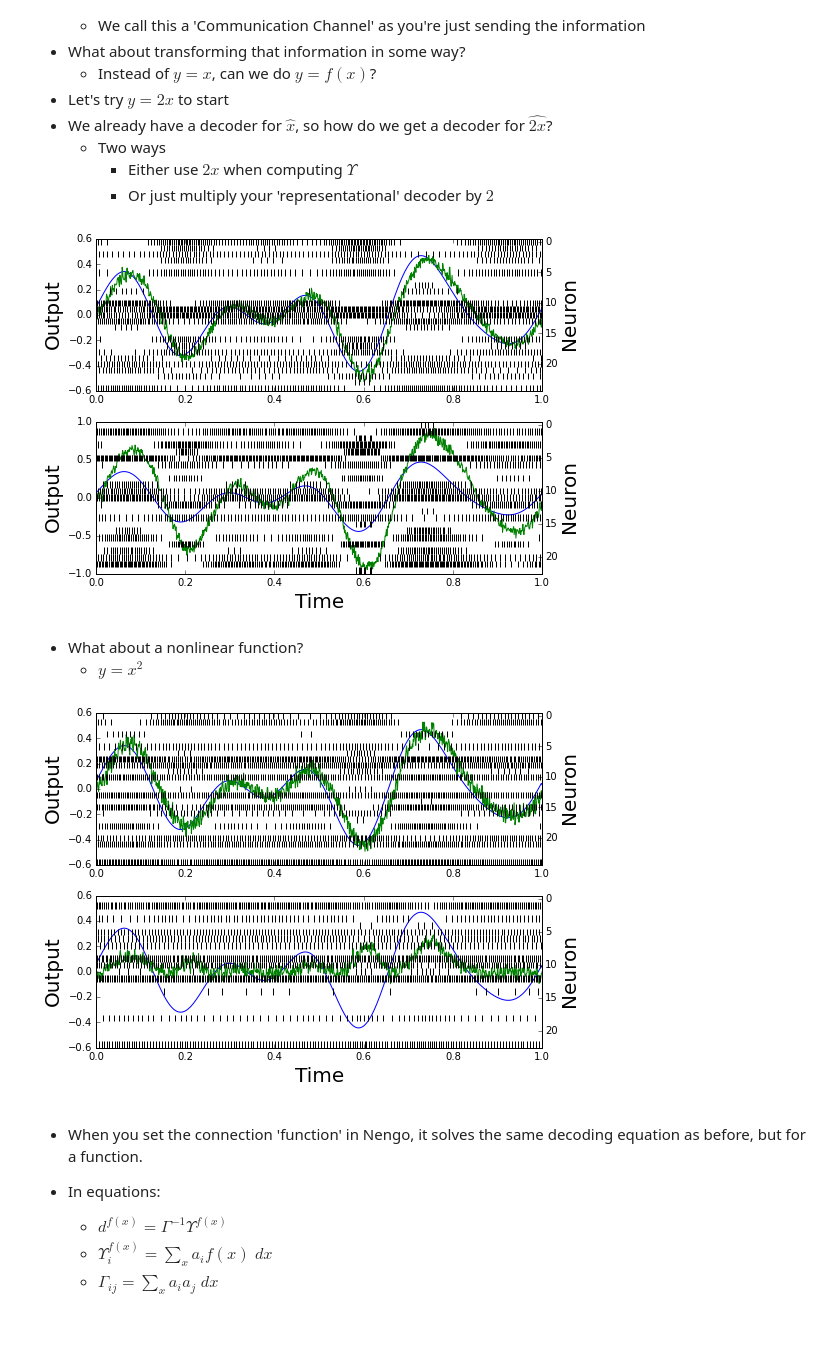
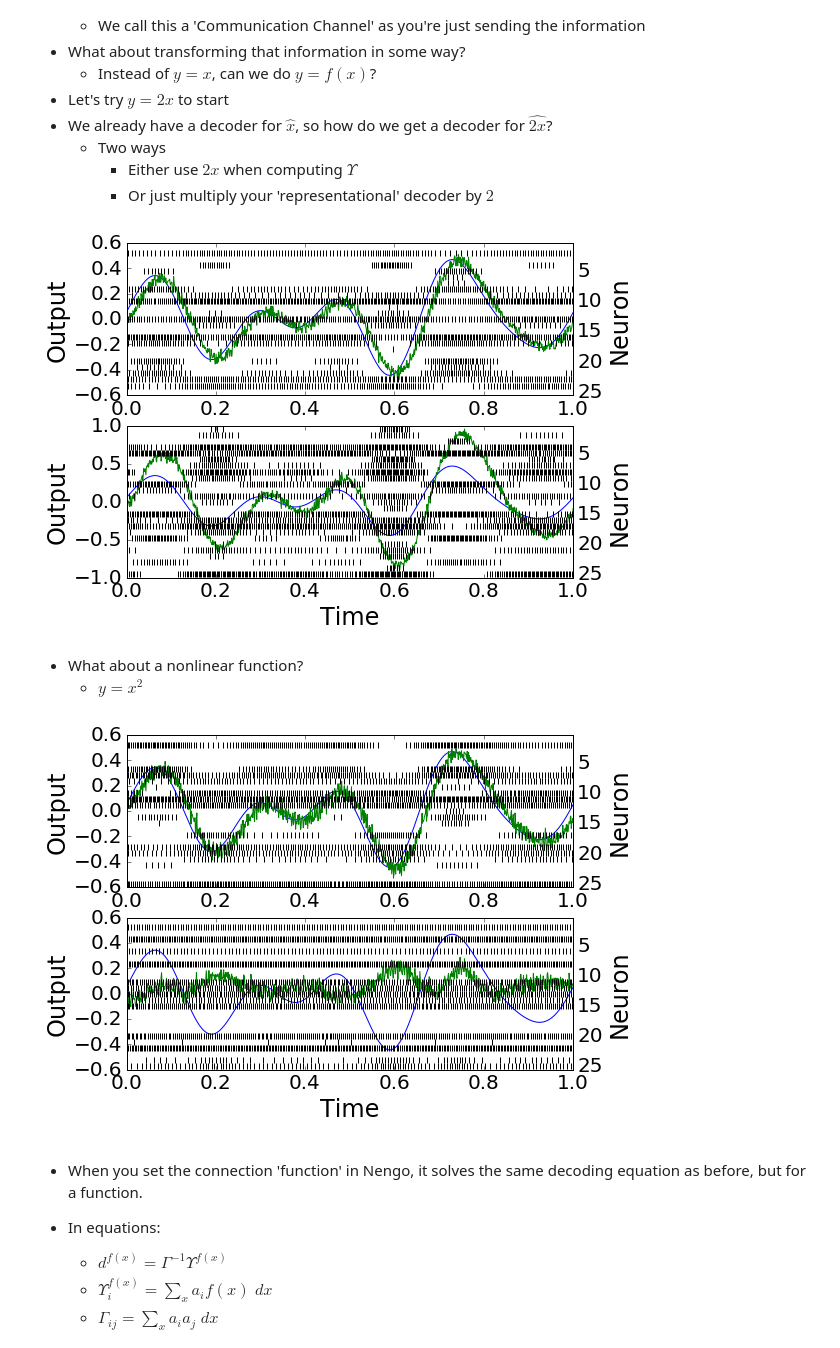
Before and after one commit to Stanford-BIS/syde556, a Jupyter notebook: EE304 Lecture 4 Transformation.ipynb, the cells around one changed output. Saved outputs shown, nothing was run; the diff lists cells and outputs as text; code cells hidden in the pictures.

Commit message:
update L4 to latest nengo

```diff
--- a/EE304 Lecture 4 Transformation.ipynb
+++ b/EE304 Lecture 4 Transformation.ipynb
@@ -61,13 +45,27 @@ plt.rc('axes', labelsize=20, titlesize=20)
+# %%
+import numpy as np
+import nengo
+import matplotlib.pyplot as plt
+from matplotlib.pyplot import *
+plt.rcParams['axes.labelsize'] = 24
+plt.rcParams['axes.titlesize'] = 24
+plt.rcParams['xtick.labelsize'] = 20
+plt.rcParams['ytick.labelsize'] = 20
+%matplotlib inline
+
+from nengo.dists import Uniform
+from nengo.processes import WhiteSignal
+from nengo.solvers import LstsqL2
 # %%
 T = 1.0
 max_freq = 10
 
-noise = WhiteNoise(duration=T, high=max_freq, rms=0.5)
+noise = WhiteSignal(period=T, high=max_freq, rms=0.5, seed=3)
 
 model = nengo.Network('Communication Channel', seed=3)
 
 with model:
-    stim = nengo.Node(noise.f(rng=np.random.RandomState(3)))
+    stim = nengo.Node(noise)
     ensA = nengo.Ensemble(20, dimensions=1, neuron_type=nengo.LIFRate())
     ensB = nengo.Ensemble(19, dimensions=1, neuron_type=nengo.LIFRate())
     temp = nengo.Ensemble(1, dimensions=1, neuron_type=nengo.LIFRate())
@@ -87,10 +85,10 @@ sim.run(T, progress_bar=False)
 
 x = sim.data[stim_p]
 
-d_i = sim.data[connectionA].decoders.T
+d_i = sim.data[connectionA].weights.T
 A_i = sim.data[a_rates]
 
-d_j = sim.data[connectionB].decoders.T
+d_j = sim.data[connectionB].weights.T
 A_j = sim.data[b_rates]
 
 #Add noise
@@ -115,6 +113,5 @@ plot(t, yhat_j, 'g', label='$\hat{y}$')
 plot(t, x, 'b', label='$y$')
 legend(fontsize=14)
 xlabel('time (seconds)')
-ylabel('value')
 title('second population');
 # %% [output]
@@ -132,7 +129,7 @@ def xhat_fcn(t):
     return xhat_i[idx]
 
 #This resets the white noise process
-stim.output.func_closure[0].cell_contents.keywords['t'] = np.array([0])
+# stim.output.func_closure[0].cell_contents.keywords['t'] = np.array([0])
 
 with model:
     xhat = nengo.Node(xhat_fcn)
@@ -144,7 +141,7 @@ with model:
 sim = nengo.Simulator(model)
 sim.run(T, progress_bar=False)
 
-d_j = sim.data[connectionB].decoders.T
+d_j = sim.data[connectionB].weights.T
 A_j = sim.data[b_rates]
 
 A_j = A_j + np.random.normal(scale=0.2*np.max(A_j), size=A_j.shape)
@@ -167,7 +164,6 @@ plot(t, yhat_j, 'g', label='$\hat{y}$')
 plot(t, x, 'b', label='$x$')
 legend()
 xlabel('time (seconds)')
-ylabel('value')
 title('$\hat{y}$ (second population)')
 ylim(-1,1);
 # %% [output]
@@ -264,72 +260,73 @@ Got up to here
         - Or just multiply your 'representational' decoder by $2$
 # %%
 import nengo
-from nengo.processes import WhiteNoise
+from nengo.processes import WhiteSignal
 from nengo.utils.matplotlib import rasterplot
 
 T = 1.0
 max_freq = 5
+N = 25
 
-in_stim = WhiteNoise(duration=T, high=max_freq, rms=0.3)
+in_stim = WhiteSignal(period=T, high=max_freq, rms=0.3, seed=3)
 
 model = nengo.Network()
-
 with model:
-    stim = nengo.Node(in_stim.f(rng=np.random.RandomState(3)))
-    ensA = nengo.Ensemble(25, dimensions=1)
-    ensB = nengo.Ensemble(23, dimensions=1)
+    stim = nengo.Node(in_stim)
+    ensA = nengo.Ensemble(N, dimensions=1)
+    ensB = nengo.Ensemble(N, dimensions=1)
 
     nengo.Connection(stim, ensA)
     nengo.Connection(ensA, ensB, transform=2) #function=lambda x: 2*x)
 
     stim_p = nengo.Probe(stim)
     ensA_p = nengo.Probe(ensA, synapse=.01)
     ensB_p = nengo.Probe(ensB, synapse=.01)
     ensA_spikes_p = nengo.Probe(ensA.neurons, 'spikes')
     ensB_spikes_p = nengo.Probe(ensB.neurons, 'spikes')
 
 sim = nengo.Simulator(model)
 sim.run(T, progress_bar=False)
 
 t = sim.trange()
 figure(figsize=(8, 6))
 subplot(2,1,1)
 ax = gca()
 plot(t, sim.data[stim_p],'b')
 plot(t, sim.data[ensA_p],'g')
 ylabel("Output")
-rasterplot(t, sim.data[ensA_spikes_p], ax=ax.twinx(), colors='k')
+rasterplot(t, sim.data[ensA_spikes_p], ax=ax.twinx(), colors=['k' for i in xrange(N)])
 ylabel("Neuron")
 
 subplot(2,1,2)
 ax = gca()
 plot(t, sim.data[stim_p],'b')
 plot(t, sim.data[ensB_p],'g')
 ylabel("Output")
 xlabel("Time");
-rasterplot(t, sim.data[ensB_spikes_p], ax=ax.twinx(), colors='k')
+rasterplot(t, sim.data[ensB_spikes_p], ax=ax.twinx(), colors=['k' for i in xrange(N)])
 ylabel("Neuron");
 # %% [output]
-[figure, old version]
+[figure, new version]
 # %% [markdown]
 - What about a nonlinear function?
     - $y = x^2$
 # %%
 import nengo
-from nengo.processes import WhiteNoise
+from nengo.processes import WhiteSignal
 from nengo.utils.matplotlib import rasterplot
 
 T = 1.0
 max_freq = 5
+N = 25
 
-in_stim = WhiteNoise(duration=T, high=max_freq, rms=0.3)
+in_stim = WhiteSignal(period=T, high=max_freq, rms=0.3, seed=3)
 
 model = nengo.Network()
 
 with model:
-    stim = nengo.Node(in_stim.f(rng=np.random.RandomState(3)))
-    ensA = nengo.Ensemble(25, dimensions=1)
-    ensB = nengo.Ensemble(23, dimensions=1)
+    stim = nengo.Node(in_stim)
+    ensA = nengo.Ensemble(N, dimensions=1)
+    ensB = nengo.Ensemble(N, dimensions=1)
 
     nengo.Connection(stim, ensA)
     nengo.Connection(ensA, ensB, function=lambda x: x**2)
@@ -350,7 +347,7 @@ ax = gca()
 plot(t, sim.data[stim_p],'b')
 plot(t, sim.data[ensA_p],'g')
 ylabel("Output")
-rasterplot(t, sim.data[ensA_spikes_p], ax=ax.twinx(), colors='k')
+rasterplot(t, sim.data[ensA_spikes_p], ax=ax.twinx(), colors=['k' for i in xrange(N)])
 ylabel("Neuron")
 
 subplot(2,1,2)
@@ -359,10 +356,10 @@ plot(t, sim.data[stim_p],'b')
 plot(t, sim.data[ensB_p],'g')
 ylabel("Output")
 xlabel("Time");
-rasterplot(t, sim.data[ensB_spikes_p], ax=ax.twinx(), colors='k')
+rasterplot(t, sim.data[ensB_spikes_p], ax=ax.twinx(), colors=['k' for i in xrange(N)])
 ylabel("Neuron");
 # %% [output]
-[figure, old version]
+[figure, new version]
 # %% [markdown]
 - When you set the connection 'function' in Nengo, it solves the same decoding equation as before, but for a function.
 - In equations:
```
Also changed, not shown: parts of 10 cells of this notebook.
